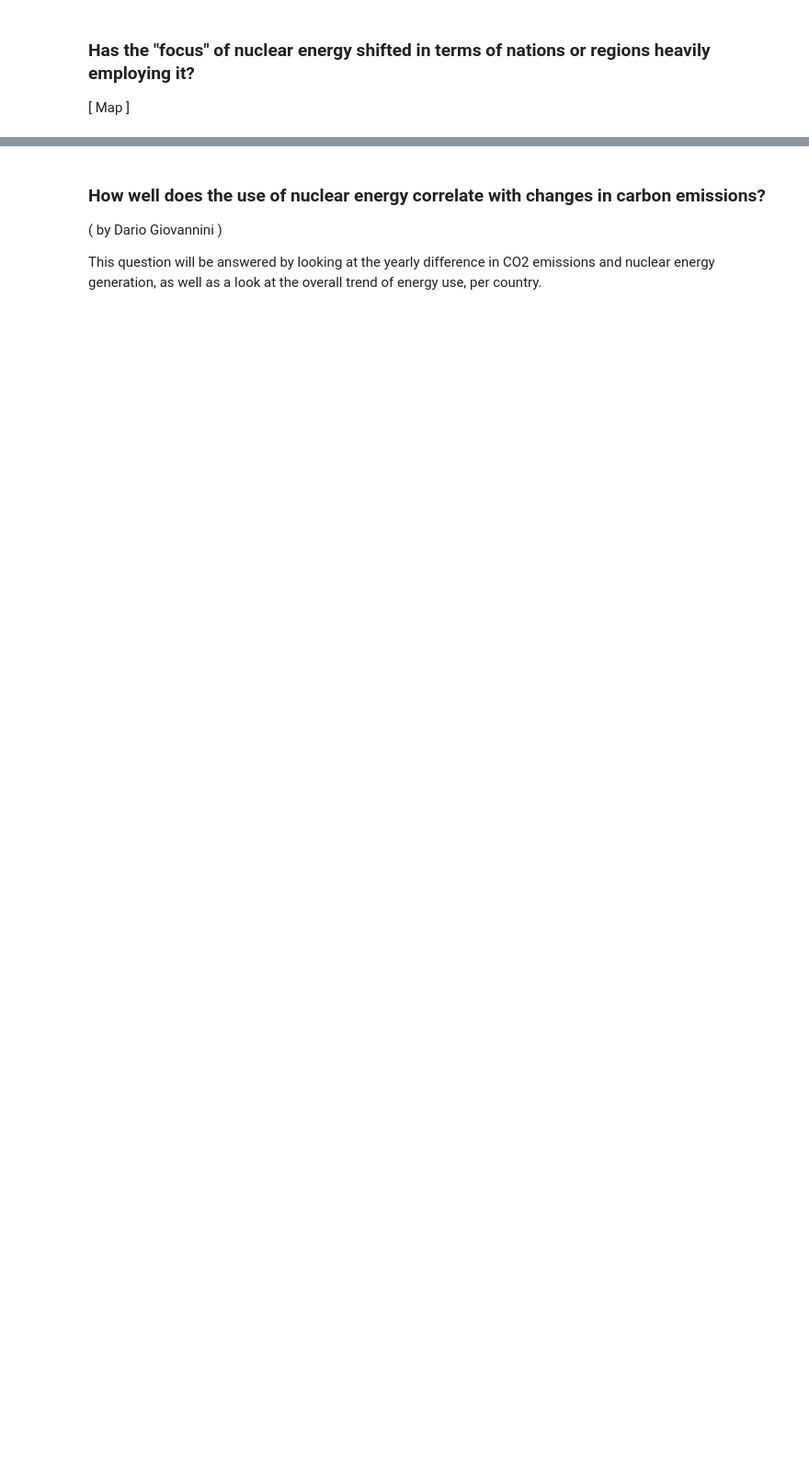
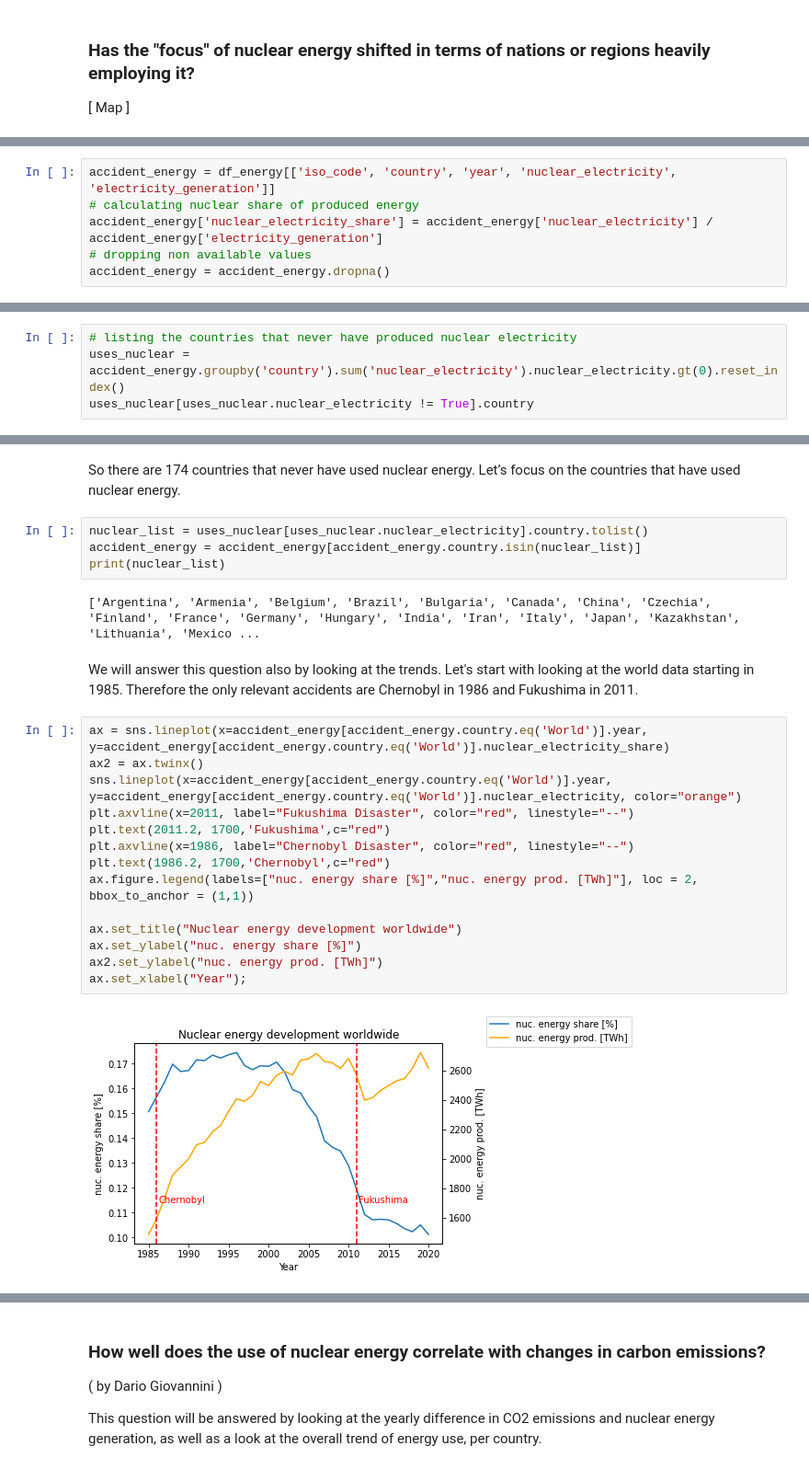
Before and after one commit to Molybdenum42/DOPP_Exercise3, a Jupyter notebook: submission_ready/exercise3_complete.ipynb, the cells around one changed output, grey strips where cells are left out. Shown at 92% size. Drawn from its saved outputs; the diff is of its cells as text; blank space fills up the shorter version.

Commit message:
Add nuclear accident part to complete notebook

```diff
--- a/submission_ready/exercise3_complete.ipynb
+++ b/submission_ready/exercise3_complete.ipynb
@@ -199,0 +347,6 @@ not sure if we actually did this / if the PowerplantDB data has this but if not
+# %%
+accident_energy = df_energy[['iso_code', 'country', 'year', 'nuclear_electricity', 'electricity_generation']]
+# calculating nuclear share of produced energy
+accident_energy['nuclear_electricity_share'] = accident_energy['nuclear_electricity'] / accident_energy['electricity_generation']
+# dropping non available values
+accident_energy = accident_energy.dropna()
@@ -199,0 +359,4 @@ not sure if we actually did this / if the PowerplantDB data has this but if not
+# %%
+# listing the countries that never have produced nuclear electricity
+uses_nuclear = accident_energy.groupby('country').sum('nuclear_electricity').nuclear_electricity.gt(0).reset_index()
+uses_nuclear[uses_nuclear.nuclear_electricity != True].country
@@ -199,0 +376,26 @@ not sure if we actually did this / if the PowerplantDB data has this but if not
+# %% [markdown]
+So there are 174 countries that never have used nuclear energy. Let’s focus on the countries that have used nuclear energy.
+# %%
+nuclear_list = uses_nuclear[uses_nuclear.nuclear_electricity].country.tolist()
+accident_energy = accident_energy[accident_energy.country.isin(nuclear_list)]
+print(nuclear_list)
+# %% [output]
+['Argentina', 'Armenia', 'Belgium', 'Brazil', 'Bulgaria', 'Canada', 'China', 'Czechia', 'Finland', 'France', 'Germany', 'Hungary', 'India', 'Iran', 'Italy', 'Japan', 'Kazakhstan', 'Lithuania', 'Mexico ...
+# %% [markdown]
+We will answer this question also by looking at the trends. Let's start with looking at the world data starting in 1985. Therefore the only relevant accidents are Chernobyl in 1986 and Fukushima in 2011.
+# %%
+ax = sns.lineplot(x=accident_energy[accident_energy.country.eq('World')].year, y=accident_energy[accident_energy.country.eq('World')].nuclear_electricity_share)
+ax2 = ax.twinx()
+sns.lineplot(x=accident_energy[accident_energy.country.eq('World')].year, y=accident_energy[accident_energy.country.eq('World')].nuclear_electricity, color="orange")
+plt.axvline(x=2011, label="Fukushima Disaster", color="red", linestyle="--")
+plt.text(2011.2, 1700,'Fukushima',c="red")
+plt.axvline(x=1986, label="Chernobyl Disaster", color="red", linestyle="--")
+plt.text(1986.2, 1700,'Chernobyl',c="red")
+ax.figure.legend(labels=["nuc. energy share [%]","nuc. energy prod. [TWh]"], loc = 2, bbox_to_anchor = (1,1))
+
+ax.set_title("Nuclear energy development worldwide")
+ax.set_ylabel("nuc. energy share [%]")
+ax2.set_ylabel("nuc. energy prod. [TWh]")
+ax.set_xlabel("Year");
+# %% [output]
+[figure, added]
```
Also changed, not shown: parts of 37 cells of this notebook.
